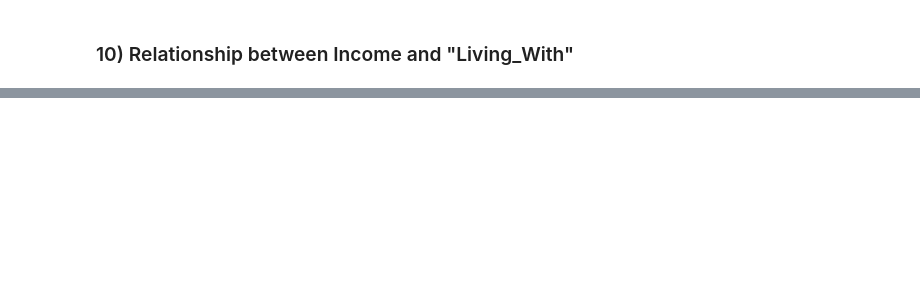
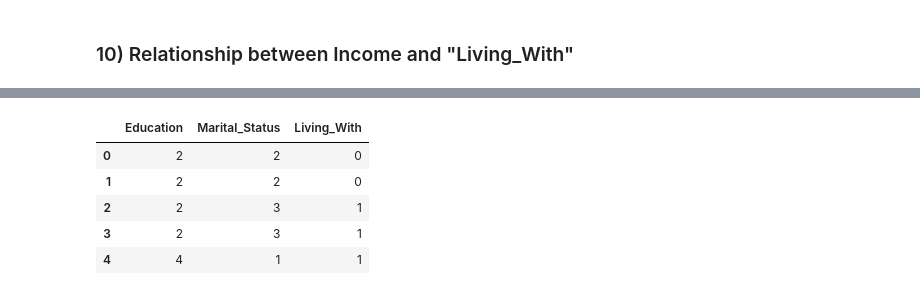
Before and after one commit to kostasalex/Customer-Personality-Analysis, a Jupyter notebook: Data_Mining_hw1.ipynb, the cells around one changed output, grey strips where cells are left out. Drawn from its saved outputs; the diff is of its cells as text; code cells hidden in the pictures; blank space fills up the shorter version.

```diff
--- a/Data_Mining_hw1.ipynb
+++ b/Data_Mining_hw1.ipynb
@@ -492,0 +516,18 @@ plt.show()
+# %%
+
+# Initialize LabelEncoder object
+le = LabelEncoder()
+
+# Apply LabelEncoder to each categorical variable
+for cat in categories:
+    df[cat] = le.fit_transform(df[cat])
+
+# After encoding
+df[categories].head()
+# %% [output]
+|  | Education | Marital_Status | Living_With |
+| 0 | 2 | 2 | 0 |
+| 1 | 2 | 2 | 0 |
+| 2 | 2 | 3 | 1 |
+| 3 | 2 | 3 | 1 |
+| 4 | 4 | 1 | 1 |
```
Also changed, not shown: parts of 26 cells of this notebook.
